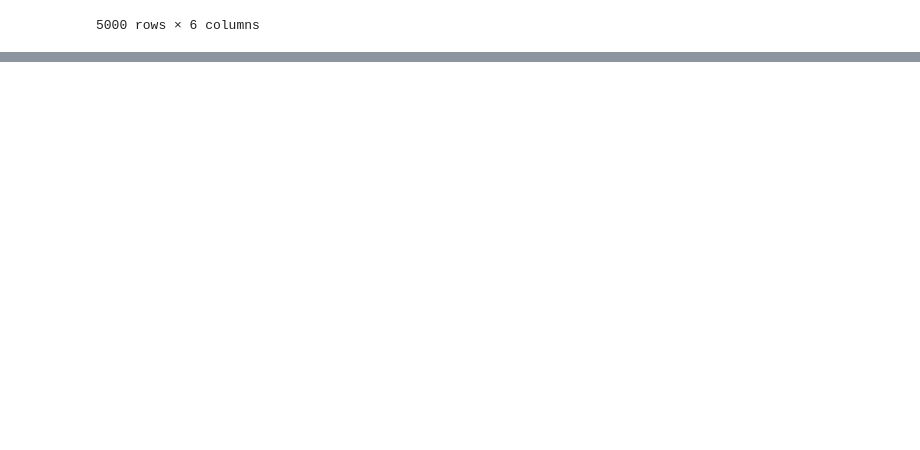
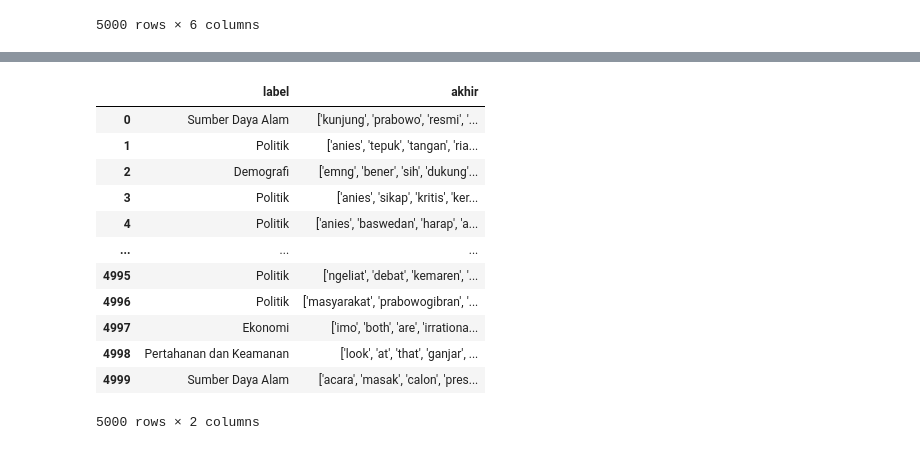
Before and after one commit to kyukazamiqq/satriadata2024, a Jupyter notebook: main.ipynb, the cells around one changed output, grey strips where cells are left out. Saved outputs shown, nothing was run; the diff lists cells and outputs as text; code cells hidden in the pictures; blank space fills up the shorter version.

```diff
--- a/main.ipynb
+++ b/main.ipynb
@@ -234,0 +266,4 @@ df
+# %%
+newdata = pd.read_csv("data_bersih.csv")
+
+newdata.head()
@@ -234,0 +277,17 @@ df
+# %%
+newdata = newdata.drop(["Unnamed: 0","text","tokens","freq_tokens","token_udah_stopword"],axis = 1)
+newdata
+# %% [output]
+|  | label | akhir |
+| 0 | Sumber Daya Alam | ['kunjung', 'prabowo', 'resmi', '... |
+| 1 | Politik | ['anies', 'tepuk', 'tangan', 'ria... |
+| 2 | Demografi | ['emng', 'bener', 'sih', 'dukung'... |
+| 3 | Politik | ['anies', 'sikap', 'kritis', 'ker... |
+| 4 | Politik | ['anies', 'baswedan', 'harap', 'a... |
+| ... | ... | ... |
+| 4995 | Politik | ['ngeliat', 'debat', 'kemaren', '... |
+| 4996 | Politik | ['masyarakat', 'prabowogibran', '... |
+| 4997 | Ekonomi | ['imo', 'both', 'are', 'irrationa... |
+| 4998 | Pertahanan dan Keamanan | ['look', 'at', 'that', 'ganjar', ... |
+| 4999 | Sumber Daya Alam | ['acara', 'masak', 'calon', 'pres... |
+5000 rows × 2 columns
```
Also changed, not shown: parts of 17 cells of this notebook, 2 other files.
